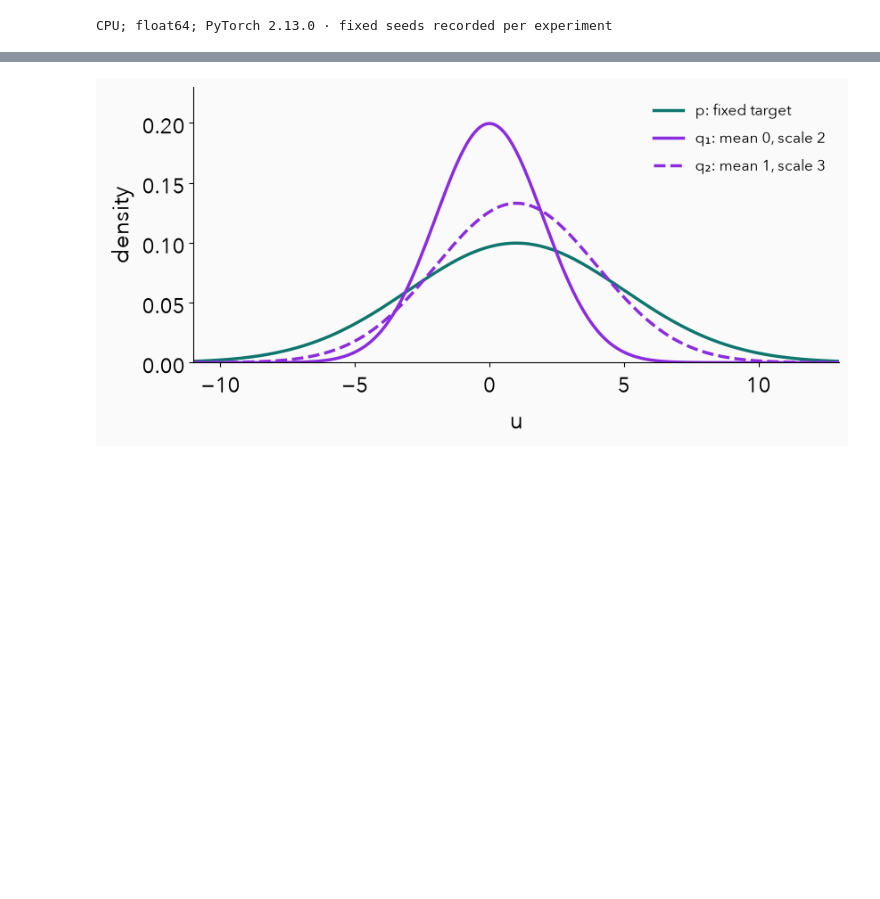
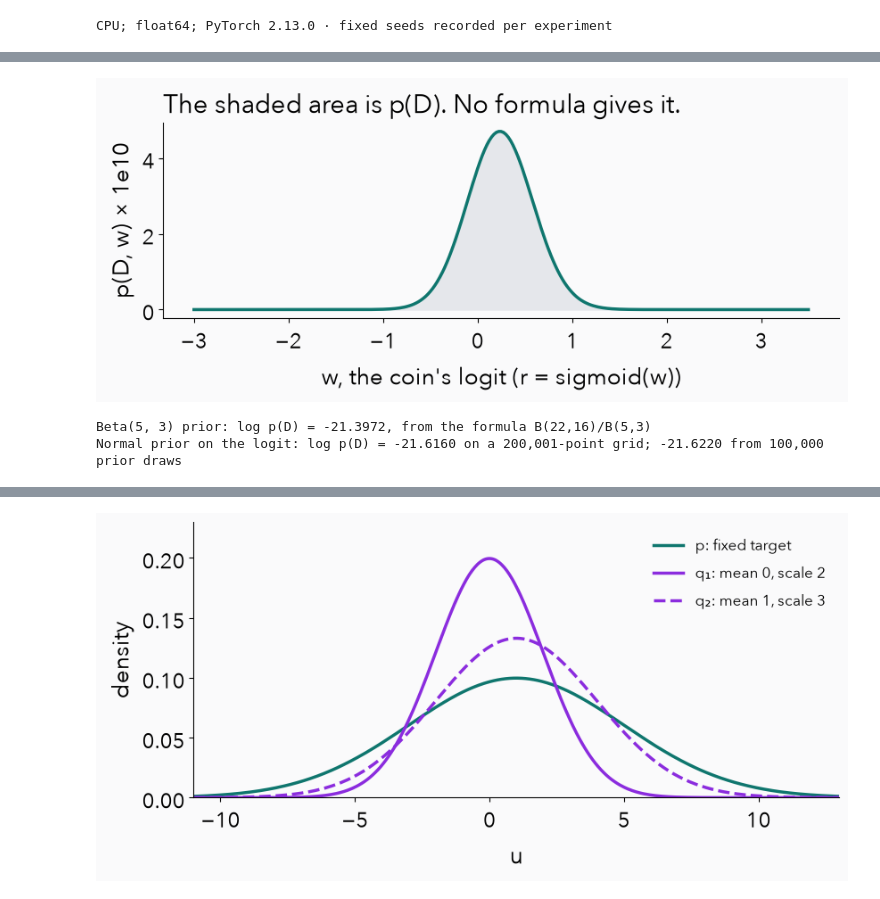
Before and after one commit to nipunbatra/generative, a Jupyter notebook: lectures/lecture1/lecture1-variational-inference.ipynb, the cells around one changed output, grey strips where cells are left out. Drawn from its saved outputs; the diff is of its cells as text; code cells hidden in the pictures; blank space fills up the shorter version.

```diff
--- a/lectures/lecture1/lecture1-variational-inference.ipynb
+++ b/lectures/lecture1/lecture1-variational-inference.ipynb
@@ -54,0 +65,38 @@ CPU; float64; PyTorch 2.13.0 · fixed seeds recorded per experiment
+# %%
+heads_w, tails_w = 17, 13
+def lgB(a, b):
+    return math.lgamma(a) + math.lgamma(b) - math.lgamma(a + b)
+conj_log_evidence = lgB(22, 16) - lgB(5, 3)
+w_prior = dist.Normal(torch.tensor(0.), torch.tensor(1.))
+def logit_log_joint(w):
+    F = torch.nn.functional
+    return w_prior.log_prob(w) + heads_w * F.logsigmoid(w) + tails_w * F.logsigmoid(-w)
+w_grid = torch.linspace(-10, 10, 200_001)
+dw = number(w_grid[1] - w_grid[0])
+logit_log_evidence = number(torch.logsumexp(logit_log_joint(w_grid), 0)) + math.log(dw)
+torch.manual_seed(31)
+w_draws = w_prior.sample((100_000,))
+F = torch.nn.functional
+w_loglik = heads_w * F.logsigmoid(w_draws) + tails_w * F.logsigmoid(-w_draws)
+logit_log_evidence_mc = number(torch.logsumexp(w_loglik, 0)) - math.log(len(w_draws))
+w_plot = torch.linspace(-3, 3.5, 261)
+joint_plot = logit_log_joint(w_plot).exp()
+posterior_w_plot = (logit_log_joint(w_plot) - logit_log_evidence).exp()
+fig, ax = plt.subplots(figsize=(8.8, 4.0))
+ax.fill_between(w_plot, 0, joint_plot * 1e10, color="#E5E7EB")
+ax.plot(w_plot, joint_plot * 1e10, color=C["p"])
+ax.set(xlabel="w, the coin's logit (r = sigmoid(w))", ylabel="p(D, w) × 1e10")
+ax.set_title("The shaded area is p(D). No formula gives it.", loc="left")
+savefig("wall-logit-joint")
+fixtures["story"] = {"wall": dict(
+    heads=heads_w, tails=tails_w, conj_log_evidence=conj_log_evidence,
+    logit_prior=[0., 1.], logit_log_evidence_grid=logit_log_evidence,
+    logit_log_evidence_mc=logit_log_evidence_mc, mc_draws=100_000, mc_seed=31, grid_points=200_001,
+    plot=dict(w=w_plot.tolist(), joint_e10=(joint_plot * 1e10).tolist(), posterior=posterior_w_plot.tolist()))}
+print(f"Beta(5, 3) prior: log p(D) = {conj_log_evidence:.4f}, from the formula B(22,16)/B(5,3)")
+print(f"Normal prior on the logit: log p(D) = {logit_log_evidence:.4f} on a 200,001-point grid; "
+      f"{logit_log_evidence_mc:.4f} from 100,000 prior draws")
+# %% [output]
+[figure, added]
+Beta(5, 3) prior: log p(D) = -21.3972, from the formula B(22,16)/B(5,3)
+Normal prior on the logit: log p(D) = -21.6160 on a 200,001-point grid; -21.6220 from 100,000 prior draws
```
Also changed, not shown: parts of 23 cells of this notebook, 39 other files.
